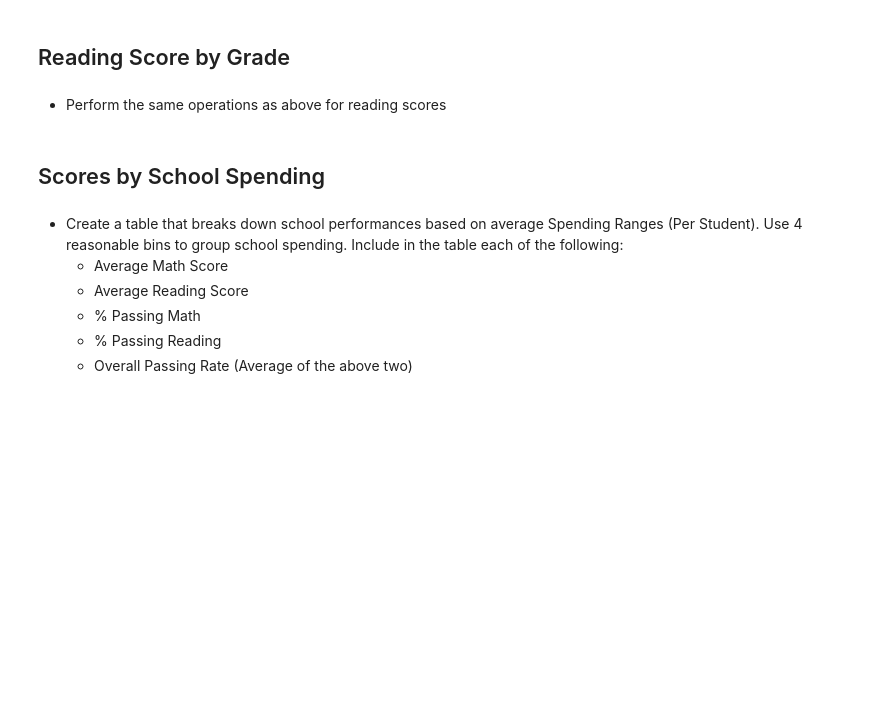
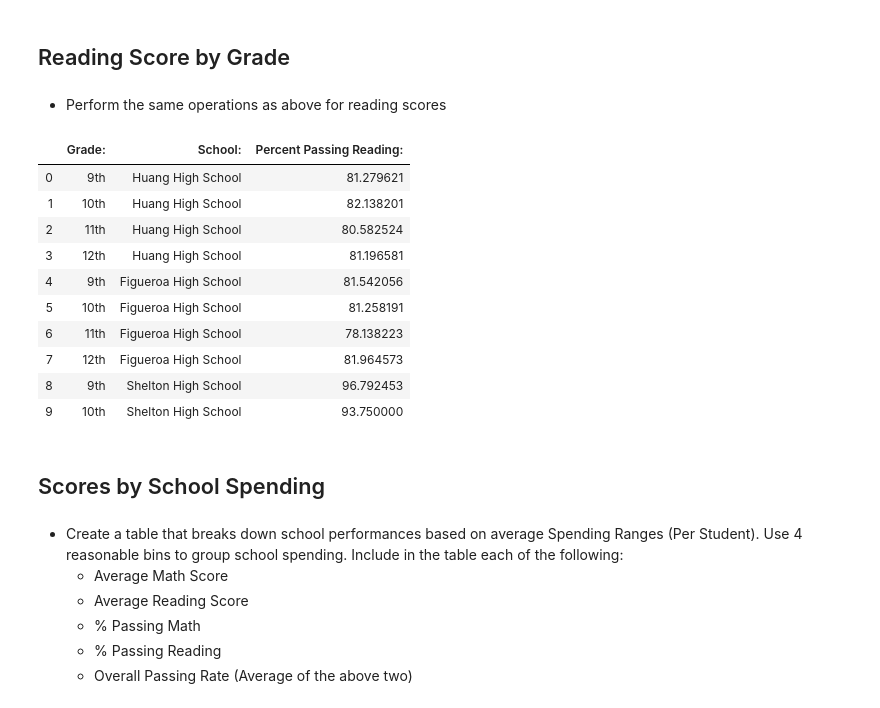
Before and after one commit to jdilligard/SMU_Homework, a Jupyter notebook: 04-Pandas/Instructions/PyCitySchools/PyCitySchools_starter.ipynb, the cells around one changed output. Saved outputs shown, nothing was run; the diff lists cells and outputs as text; code cells hidden in the pictures; blank space fills up the shorter version.

```diff
--- a/04-Pandas/Instructions/PyCitySchools/PyCitySchools_starter.ipynb
+++ b/04-Pandas/Instructions/PyCitySchools/PyCitySchools_starter.ipynb
@@ -219,6 +224,21 @@ Thomas High School
 ## Reading Score by Grade
 # %% [markdown]
 * Perform the same operations as above for reading scores
+# %%
+read_scores_by_grade_df = school_grade_summary[["Grade:","School:","Percent Passing Reading:"]]
+read_scores_by_grade_df.head(10)
+# %% [output]
+|  | Grade: | School: | Percent Passing Reading: |
+| 0 | 9th | Huang High School | 81.279621 |
+| 1 | 10th | Huang High School | 82.138201 |
+| 2 | 11th | Huang High School | 80.582524 |
+| 3 | 12th | Huang High School | 81.196581 |
+| 4 | 9th | Figueroa High School | 81.542056 |
+| 5 | 10th | Figueroa High School | 81.258191 |
+| 6 | 11th | Figueroa High School | 78.138223 |
+| 7 | 12th | Figueroa High School | 81.964573 |
+| 8 | 9th | Shelton High School | 96.792453 |
+| 9 | 10th | Shelton High School | 93.750000 |
 # %% [markdown]
 ## Scores by School Spending
 # %% [markdown]
```
Also changed, not shown: parts of 9 cells of this notebook.
